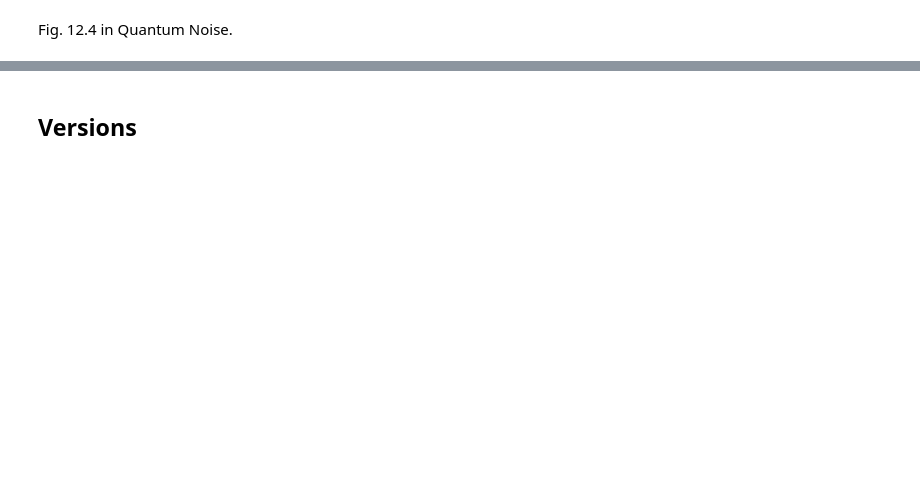
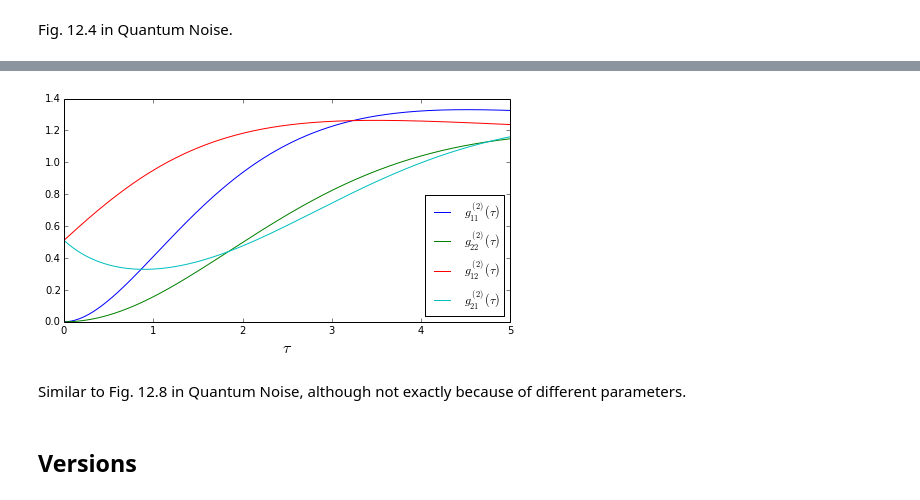
Before and after one commit to jrjohansson/qutip-lectures, a Jupyter notebook: Lecture-15-Nonclassically-driven-atoms.ipynb, the cells around one changed output, grey strips where cells are left out. Drawn from its saved outputs; the diff is of its cells as text; code cells hidden in the pictures; blank space fills up the shorter version.

```diff
--- a/Lecture-15-Nonclassically-driven-atoms.ipynb
+++ b/Lecture-15-Nonclassically-driven-atoms.ipynb
@@ -106,0 +191,15 @@ Fig. 12.4 in Quantum Noise.
+# %%
+N = 10
+
+e1 = 0.5
+e2 = 0.5
+ek = 0.5
+
+n_th = 1
+kappa = 0.1
+gamma1 = 1
+gamma2 = 1
+
+E = 0.025
+
+taulist = linspace(0, 5, 250)
@@ -107,3 +253,17 @@ Fig. 12.4 in Quantum Noise.
+# %%
+fig, ax = plt.subplots(figsize=(8,4))
+
+ax.plot(taulist, g2_11_t, label=r'$g^{(2)}_{11}(\tau)$')
+ax.plot(taulist, g2_22_t, label=r'$g^{(2)}_{22}(\tau)$')
+ax.plot(taulist, g2_12_t, label=r'$g^{(2)}_{12}(\tau)$')
+ax.plot(taulist, g2_21_t, label=r'$g^{(2)}_{21}(\tau)$')
+
+ax.legend(loc=4)
+ax.set_xlabel(r'$\tau$', fontsize=16);
+# %% [output]
+[figure, added]
+# %% [markdown]
+Similar to Fig. 12.8 in Quantum Noise, although not exactly because of different parameters.
 # %% [markdown]
 ## Versions
 # %%
```
Also changed, not shown: parts of 25 cells of this notebook.
